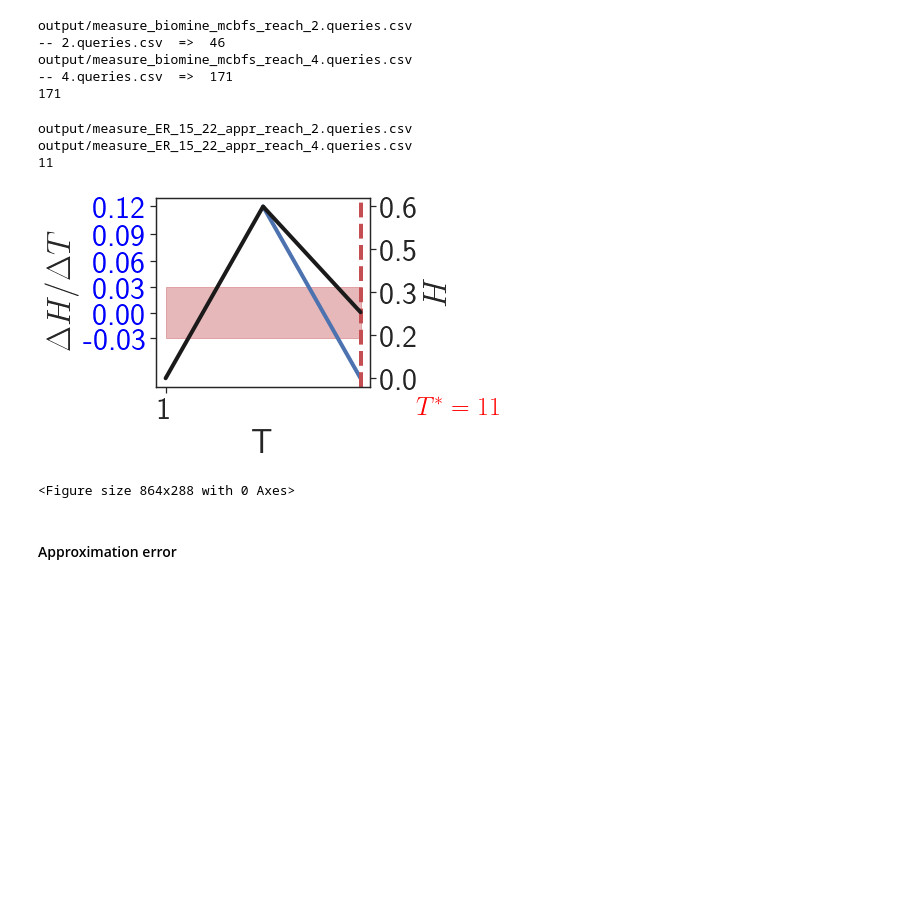
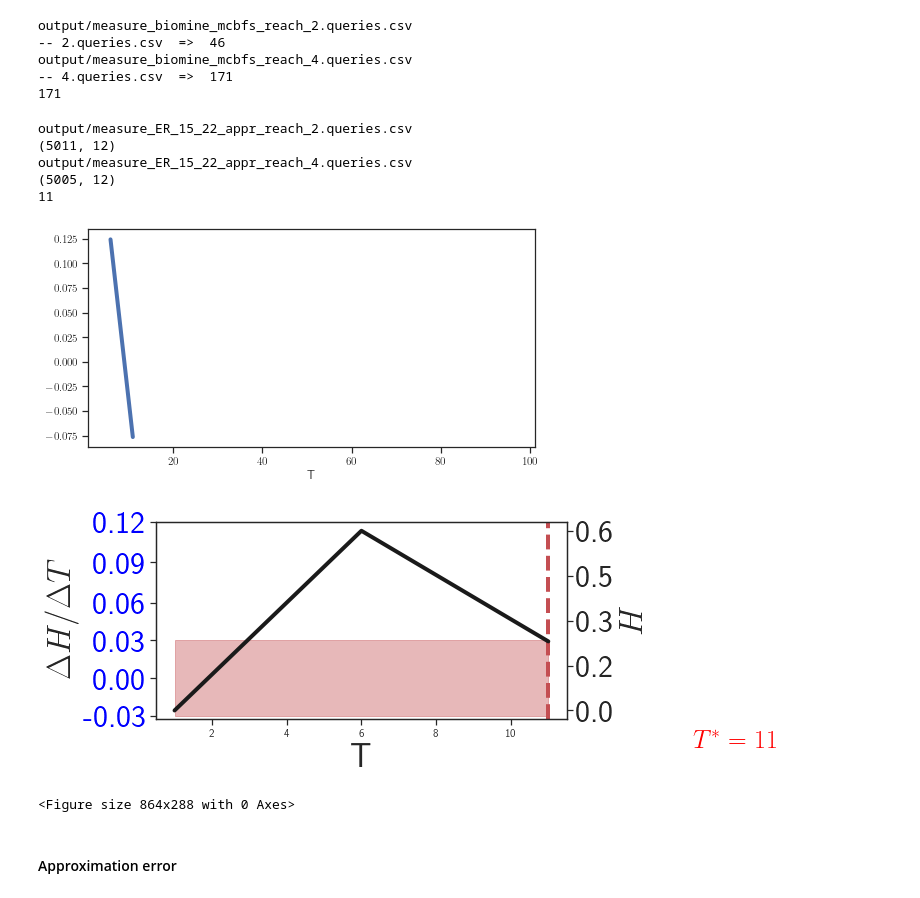
Before and after one commit to toggled/uncertainty, a Jupyter notebook: test.ipynb, the cells around one changed output. Saved outputs shown, nothing was run; the diff lists cells and outputs as text; code cells hidden in the pictures; blank space fills up the shorter version.

```diff
--- a/test.ipynb
+++ b/test.ipynb
@@ -283,7 +283,7 @@ for q in [2,4]:
     print(fname)
     df = pd.read_csv(fname)
     df[loop] = df[loop].astype('int')
-    # print(df.shape)
+    print(df.shape)
     # print(df[loop].head(10))
     # print(df[loop]%5 == 1)
     if step>1:
@@ -325,8 +325,10 @@ sns.set_style("ticks")
 fontsize = 34
 labelsize = 26
 lw = 4
-# avg_df['dHdN'].plot(xlim=(1,101),figsize=(8,4),lw=lw)
-avg_df.plot(loop,'dHdN',figsize=(8,4),lw=lw,legend = None)
+avg_df['dHdN'].plot(xlim=(1,101),figsize=(8,4),lw=lw)
+plt.show()
+plt.clf()
+# avg_df.plot(loop,'dHdN',figsize=(8,4),lw=lw,legend = None)
 ax = plt.gca()
 if data == 'ER_15_22':
     ax.yaxis.set_major_formatter(FormatStrFormatter('%.2f'))
@@ -345,35 +347,38 @@ plt.fill_between(x, zero - eps, zero + eps, color='r', alpha=0.4)
 plt.ylabel('$\Delta H/\Delta '+loop+'$',fontsize=fontsize)
 plt.xlabel(loop,fontsize=fontsize)
 ax.xaxis.set_major_formatter(FormatStrFormatter('%d'))
 # plt.xticks(np.linspace(avg_df[loop].min(),avg_df[loop].max()//2,3),fontsize=fontsize-2)
-plt.xticks([1,50,100], fontsize=fontsize-2)
+# plt.xticks([1,50,100], fontsize=fontsize-2)
 plt.yticks([-epsilon,0,epsilon]+np.linspace(2*epsilon,avg_df['dHdN'].max(),3).tolist(),fontsize=fontsize-2,color='blue')
 # plt.yticks([-0.03,0,0.03,0.06,avg_df['dHdN'].max()],fontsize=fontsize-2)
 # ax.rig
 # plt.yticks(fontsize=fontsize-2)
 ax2 = ax.twinx()
 avg_df.plot(loop,'H',ax=ax2,color='k',legend=None,lw=lw)
 plt.yticks(np.linspace(avg_df['H'].min(),avg_df['H'].max(),5),fontsize=fontsize-2)
 plt.ylabel('$H$',fontsize=fontsize)
 ax = plt.gca()
 if data == 'ER_15_22':
     ax.yaxis.set_major_formatter(FormatStrFormatter('%.1f'))
 else:
     ax.yaxis.set_major_formatter(FormatStrFormatter('%.2f'))
 # ax.set_yticks('left',fontsize=fontsize-2)
 # print(avg_df['H'])
 # plt.xlim((1,100))
 # plt.legend(loc = 'upper left', fontsize=fontsize+6, bbox_to_anchor=(0.8,1.01),frameon = False,prop={"size":28})
 plt.tight_layout()
 plt.savefig('figs/er_'+alg+'_'+pr+'_'+loop+'loop.pdf')
 plt.show()
 plt.clf()
 # avg_df
 # %% [output]
 output/measure_ER_15_22_appr_reach_2.queries.csv
+(5011, 12)
 output/measure_ER_15_22_appr_reach_4.queries.csv
+(5005, 12)
 11
-[figure, old version]
+[figure, new version]
+[figure, added]
 <Figure size 864x288 with 0 Axes>
 # %% [markdown]
 #### Approximation error
```
Also changed, not shown: parts of 7 cells of this notebook, 2 other files.
